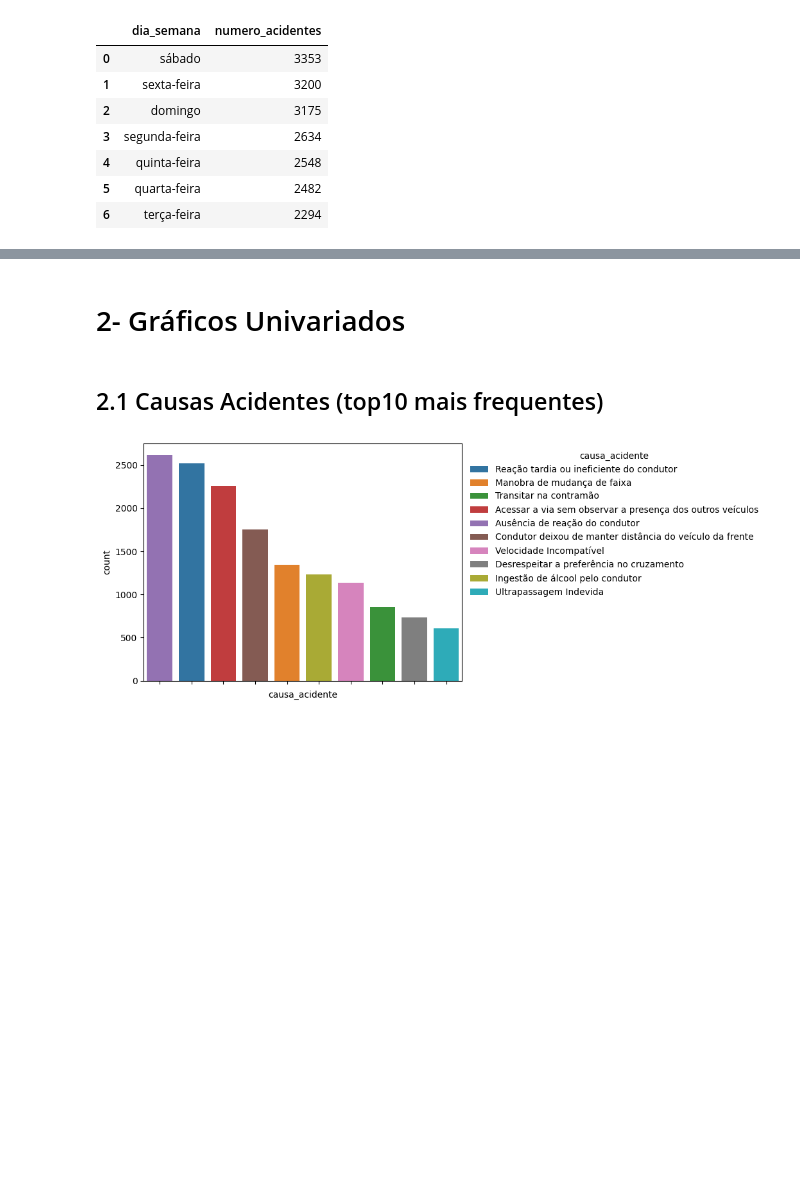
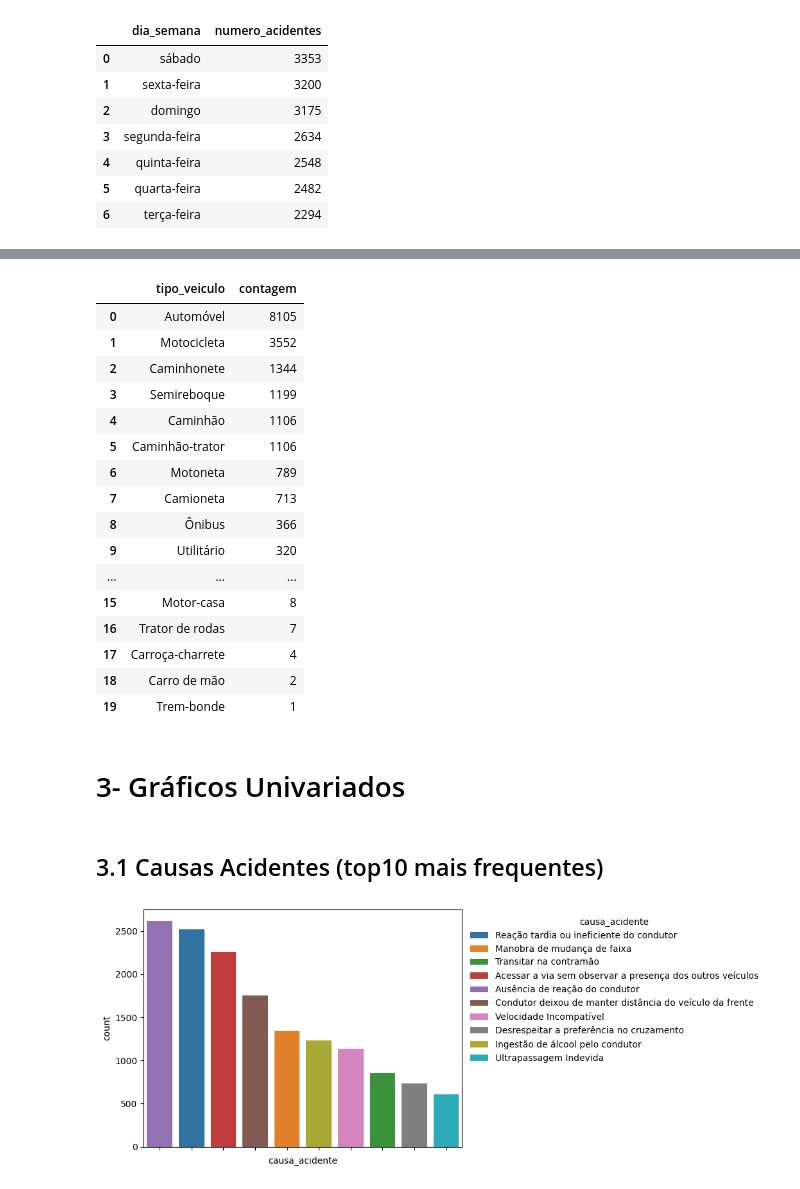
Before and after one commit to andrey-lolobrigida/acidentes-transito-sc-2023, a Jupyter notebook: notebooks/acidentes.ipynb, the cells around one changed output, grey strips where cells are left out. Saved outputs shown, nothing was run; the diff lists cells and outputs as text; code cells hidden in the pictures; blank space fills up the shorter version.

```diff
--- a/notebooks/acidentes.ipynb
+++ b/notebooks/acidentes.ipynb
@@ -177,7 +217,33 @@ numero_acidentes_por_dia_semana
+# %%
+values = acidentes_sc_colunas_selecionadas['tipo_veiculo'].value_counts().keys().tolist()
+counts = acidentes_sc_colunas_selecionadas['tipo_veiculo'].value_counts().tolist()
+tipo_veiculo_se = pd.Series(values, name='tipo_veiculo')
+contagem_tipo_veiculo_se = pd.Series(counts, name='contagem')
+contagem_tipo_veiculo = pd.concat([tipo_veiculo_se, contagem_tipo_veiculo_se], axis=1)
+# %%
+contagem_tipo_veiculo
+# %% [output]
+|  | tipo_veiculo | contagem |
+| 0 | Automóvel | 8105 |
+| 1 | Motocicleta | 3552 |
+| 2 | Caminhonete | 1344 |
+| 3 | Semireboque | 1199 |
+| 4 | Caminhão | 1106 |
+| 5 | Caminhão-trator | 1106 |
+| 6 | Motoneta | 789 |
+| 7 | Camioneta | 713 |
+| 8 | Ônibus | 366 |
+| 9 | Utilitário | 320 |
+| ... | ... | ... |
+| 15 | Motor-casa | 8 |
+| 16 | Trator de rodas | 7 |
+| 17 | Carroça-charrete | 4 |
+| 18 | Carro de mão | 2 |
+| 19 | Trem-bonde | 1 |
 # %% [markdown]
-# 2- Gráficos Univariados
+# 3- Gráficos Univariados
 # %% [markdown]
-## 2.1 Causas Acidentes (top10 mais frequentes)
+## 3.1 Causas Acidentes (top10 mais frequentes)
 # %%
 # selecionando as 10 causas mais frequentes e selecionando os datapoints associados
 
```
Also changed, not shown: parts of 18 cells of this notebook.
